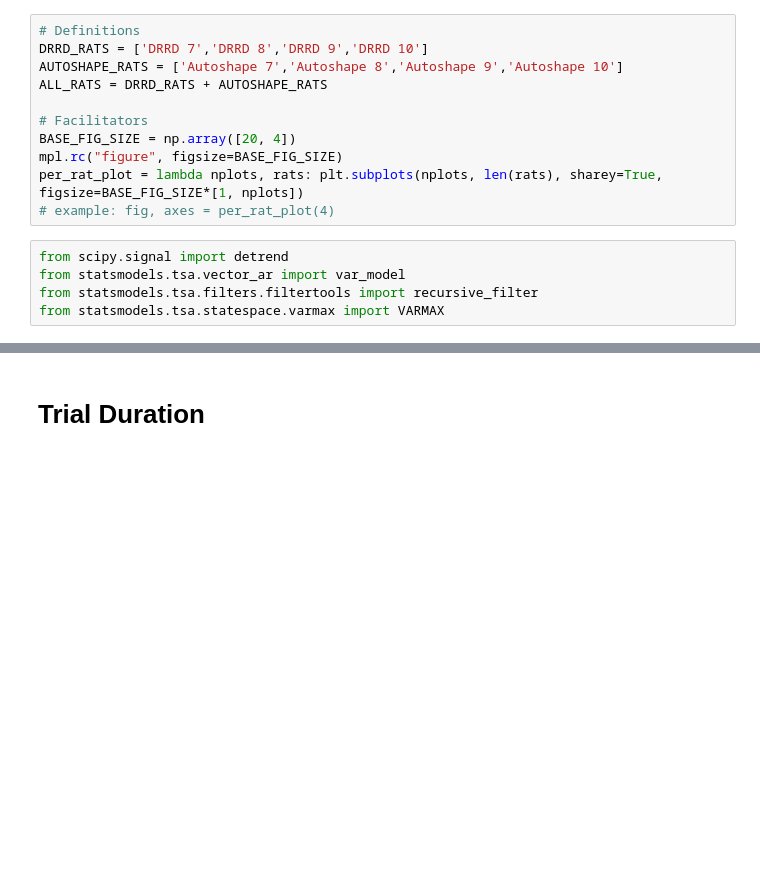
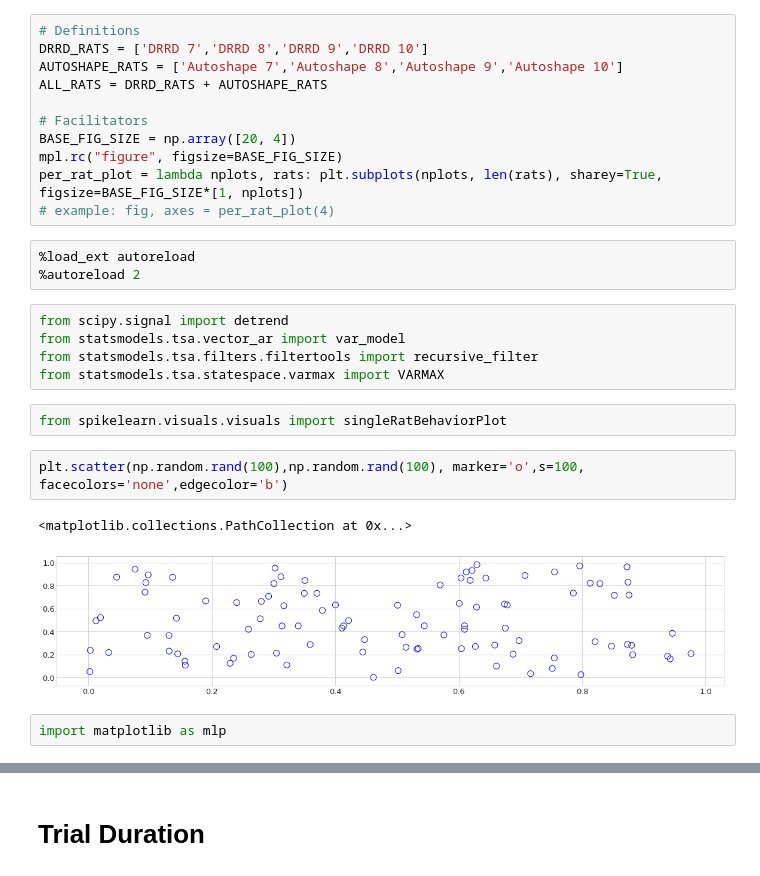
Before and after one commit to EstevaoUyra/spikelearn, a Jupyter notebook: notebooks/exploration/Behavior.ipynb, the cells around one changed output, grey strips where cells are left out. Saved outputs shown, nothing was run; the diff lists cells and outputs as text; blank space fills up the shorter version.

```diff
--- a/notebooks/exploration/Behavior.ipynb
+++ b/notebooks/exploration/Behavior.ipynb
@@ -34,8 +34,20 @@ BASE_FIG_SIZE = np.array([20, 4])
 mpl.rc("figure", figsize=BASE_FIG_SIZE)
 per_rat_plot = lambda nplots, rats: plt.subplots(nplots, len(rats), sharey=True, figsize=BASE_FIG_SIZE*[1, nplots])
 # example: fig, axes = per_rat_plot(4)
+# %%
+%load_ext autoreload
+%autoreload 2
 # %%
 from scipy.signal import detrend
 from statsmodels.tsa.vector_ar import var_model
 from statsmodels.tsa.filters.filtertools import recursive_filter
 from statsmodels.tsa.statespace.varmax import VARMAX
+# %%
+from spikelearn.visuals.visuals import singleRatBehaviorPlot
+# %%
+plt.scatter(np.random.rand(100),np.random.rand(100), marker='o',s=100, facecolors='none',edgecolor='b')
+# %% [output]
+<matplotlib.collections.PathCollection at 0x...>
+[figure, added]
+# %%
+import matplotlib as mlp
```
Also changed, not shown: parts of 1 cell of this notebook, 6 other files.
